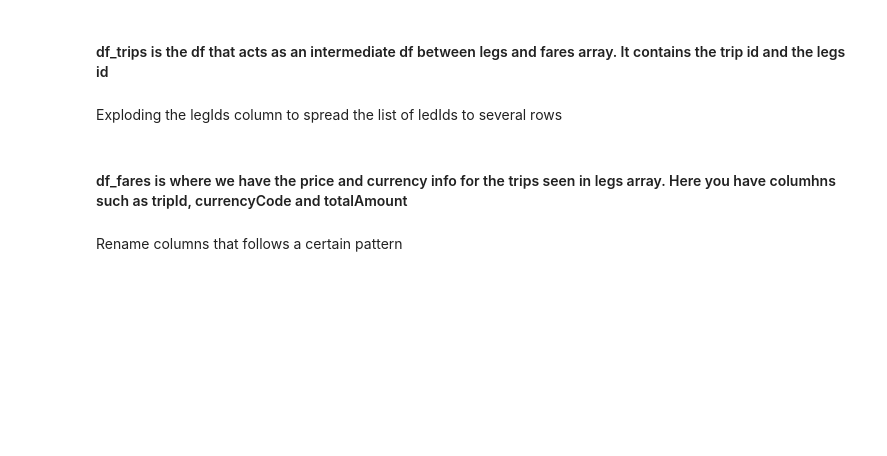
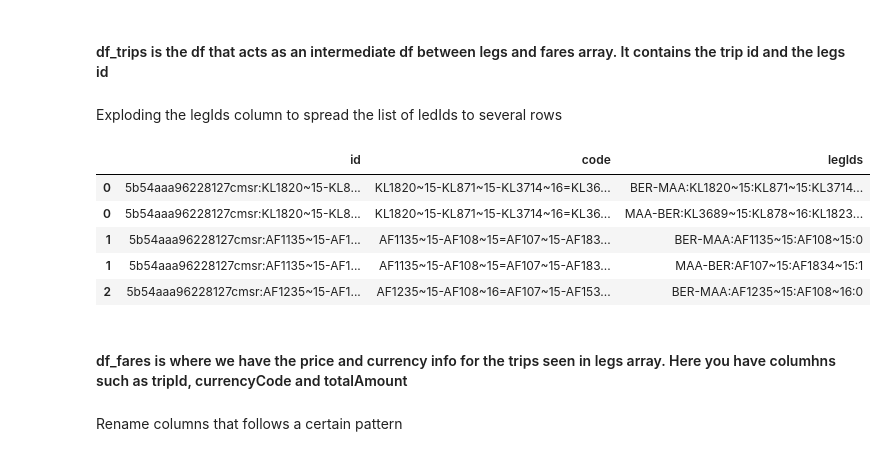
Before and after one commit to Sharvesh12/Flights-extension-MVP, a Jupyter notebook: Flights Alerts.ipynb, the cells around one changed output. Drawn from its saved outputs; the diff is of its cells as text; code cells hidden in the pictures; blank space fills up the shorter version.

```diff
--- a/Flights Alerts.ipynb
+++ b/Flights Alerts.ipynb
@@ -66,6 +69,15 @@ df_trips = json_normalize(dict['trips'])
 Exploding the legIds column to spread the list of ledIds to several rows
 # %%
 df_trips=df_trips.explode('legIds')
+# %%
+df_trips.head()
+# %% [output]
+|  | id | code | legIds |
+| 0 | 5b54aaa96228127cmsr:KL1820~15-KL8... | KL1820~15-KL871~15-KL3714~16=KL36... | BER-MAA:KL1820~15:KL871~15:KL3714... |
+| 0 | 5b54aaa96228127cmsr:KL1820~15-KL8... | KL1820~15-KL871~15-KL3714~16=KL36... | MAA-BER:KL3689~15:KL878~16:KL1823... |
+| 1 | 5b54aaa96228127cmsr:AF1135~15-AF1... | AF1135~15-AF108~15=AF107~15-AF183... | BER-MAA:AF1135~15:AF108~15:0 |
+| 1 | 5b54aaa96228127cmsr:AF1135~15-AF1... | AF1135~15-AF108~15=AF107~15-AF183... | MAA-BER:AF107~15:AF1834~15:1 |
+| 2 | 5b54aaa96228127cmsr:AF1235~15-AF1... | AF1235~15-AF108~16=AF107~15-AF153... | BER-MAA:AF1235~15:AF108~16:0 |
 # %% [markdown]
 #### df_fares is where we have the price and currency info for the trips seen in legs array. Here you have columhns such as tripId, currencyCode and totalAmount
 # %%
```
Also changed, not shown: parts of 21 cells of this notebook, 4 other files.
